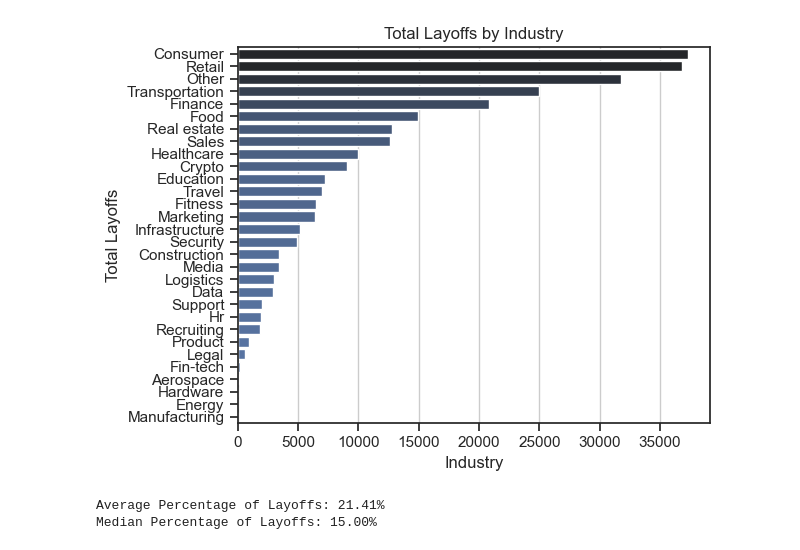
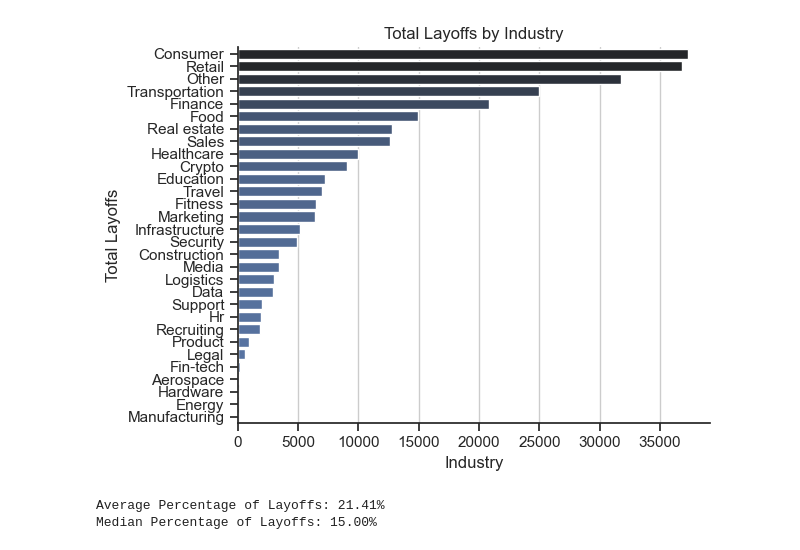
Before and after one commit to jamiefor3/Worldwide_Layoffs_Project, a Jupyter notebook: Layoff_Analysis/1_layoff_an.ipynb, the cells around one changed output. Drawn from its saved outputs; the diff is of its cells as text; code cells hidden in the pictures.

```diff
--- a/Layoff_Analysis/1_layoff_an.ipynb
+++ b/Layoff_Analysis/1_layoff_an.ipynb
@@ -13,18 +13,19 @@ df = dataset['train'].to_pandas()
 
 df['date'] = pd.to_datetime(df['date'])
 # %%
-industry_layoffs = df.groupby('industry')['total_laid_off'].sum().sort_values(ascending=False).reset_index()
+industry_layoffs = df.groupby('industry')['total_laid_off'].sum().sort_values(ascending=False).reset_index().copy()
 
 sns.set_theme(style='ticks')
 sns.barplot(data=industry_layoffs, y='industry', x='total_laid_off', hue='total_laid_off', palette='dark:b_r', legend=False)
+sns.despine()
 plt.title('Total Layoffs by Industry')
 plt.xlabel('Industry')
 plt.ylabel('Total Layoffs')
 plt.tight_layout()
 plt.grid(True, axis='x')
 plt.show()
 # %% [output]
-[figure, old version]
+[figure, new version]
 # %%
 # Calculate the average and median percentage of layoffs
 average_percentage = df['percentage_laid_off'].mean()
```
Also changed, not shown: parts of 7 cells of this notebook.
